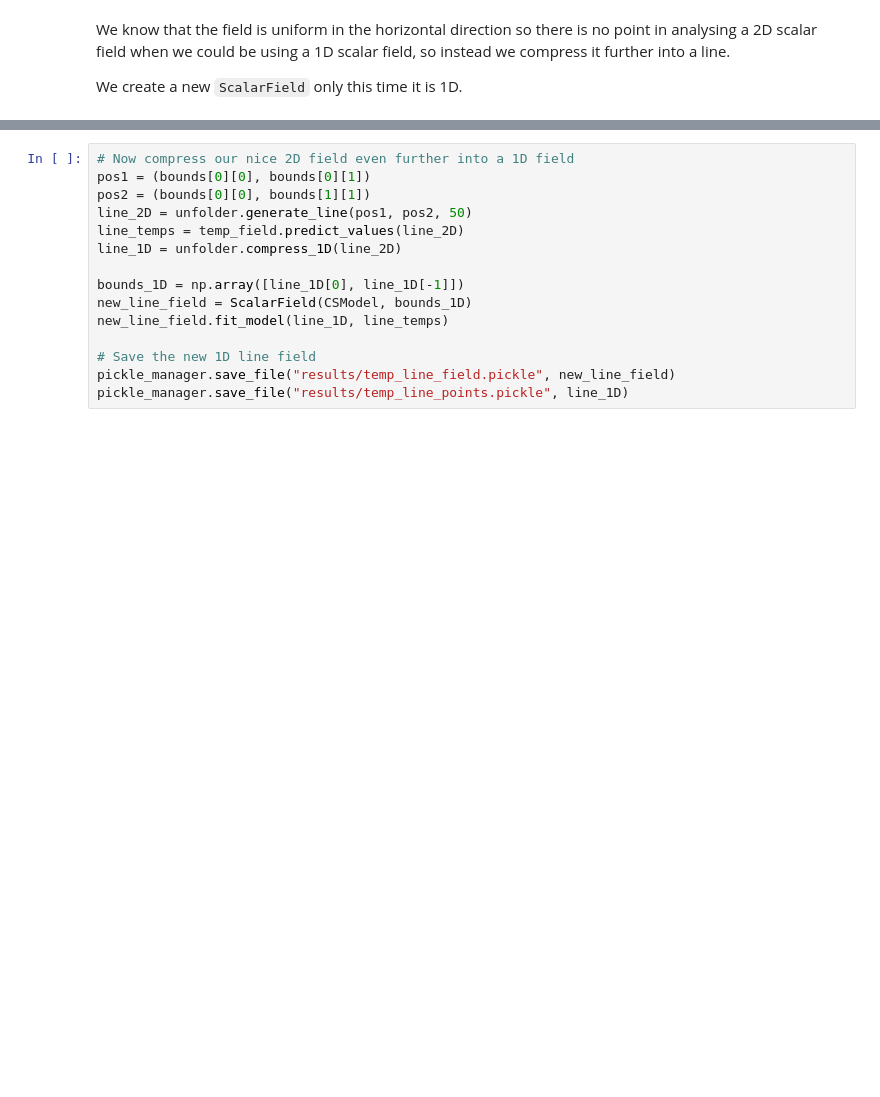
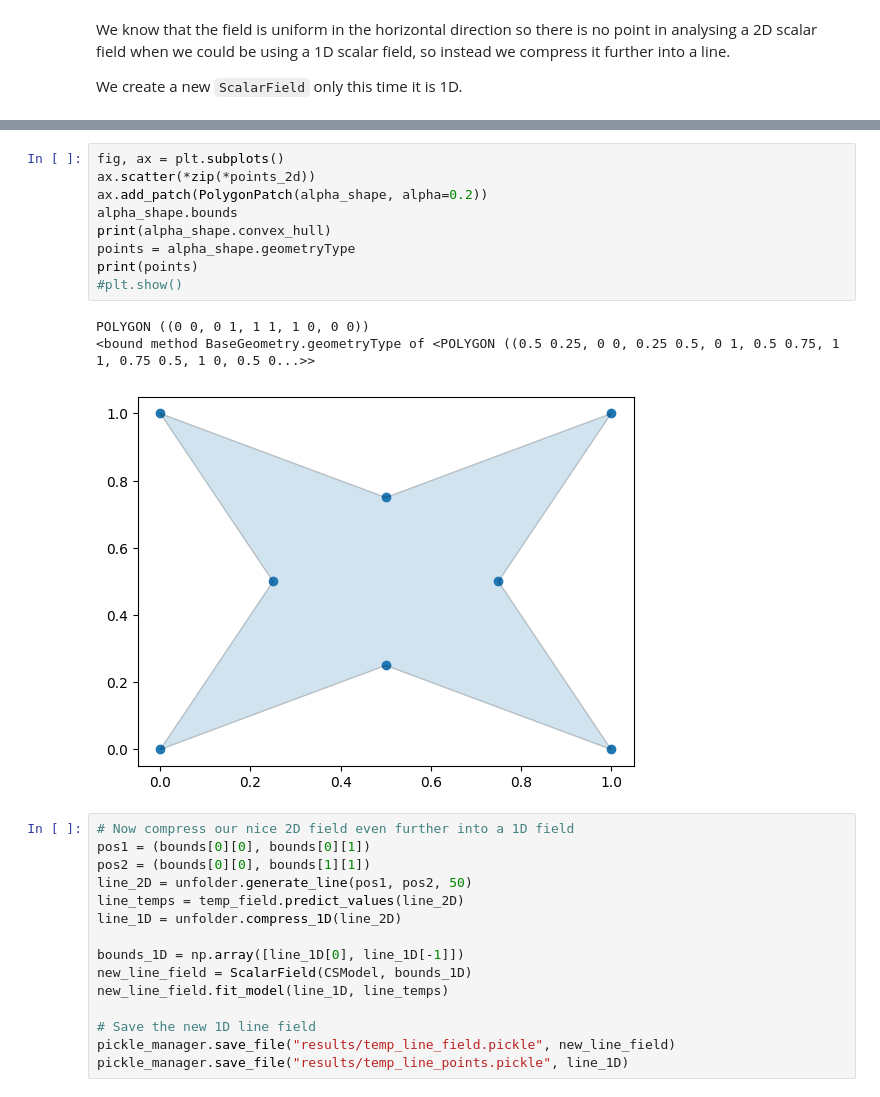
Before and after one commit to aurora-multiphysics/cyclops, a Jupyter notebook: tutorials/1.1_read_2D_scalar.ipynb, the cells around one changed output, grey strips where cells are left out. Cells and saved outputs as stored; diff of their text form; blank space fills up the shorter version.

```diff
--- a/tutorials/1.1_read_2D_scalar.ipynb
+++ b/tutorials/1.1_read_2D_scalar.ipynb
@@ -114,3 +164,16 @@ IndexError: too many indices for array: array is 1-dimensional, but 3 were index
+# %%
+fig, ax = plt.subplots()
+ax.scatter(*zip(*points_2d))
+ax.add_patch(PolygonPatch(alpha_shape, alpha=0.2))
+alpha_shape.bounds
+print(alpha_shape.convex_hull)
+points = alpha_shape.geometryType
+print(points)
+#plt.show()
+# %% [output]
+POLYGON ((0 0, 0 1, 1 1, 1 0, 0 0))
+<bound method BaseGeometry.geometryType of <POLYGON ((0.5 0.25, 0 0, 0.25 0.5, 0 1, 0.5 0.75, 1 1, 0.75 0.5, 1 0, 0.5 0...>>
+[figure, added]
 # %%
 # Now compress our nice 2D field even further into a 1D field
 pos1 = (bounds[0][0], bounds[0][1])
```
Also changed, not shown: parts of 10 cells of this notebook, 13 other files.
